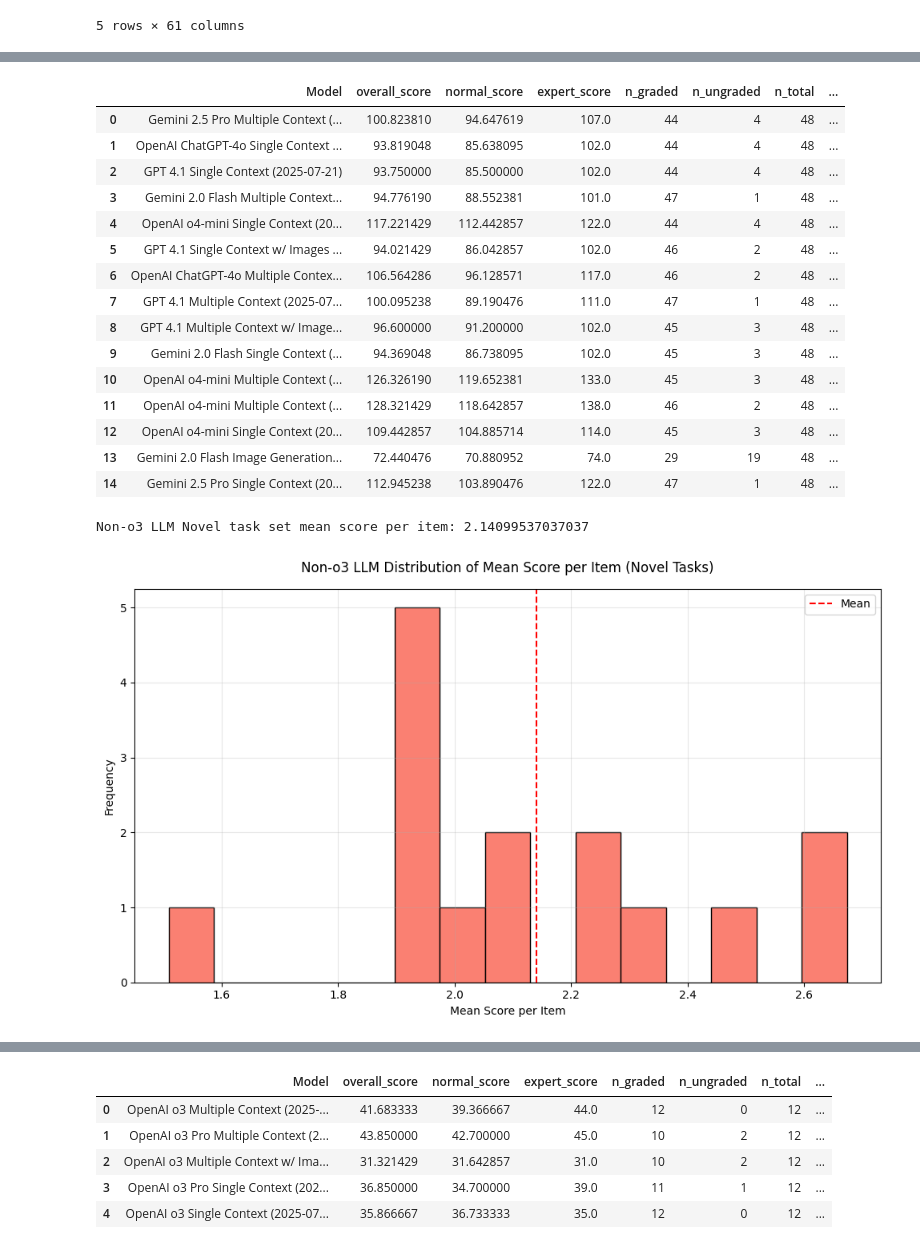
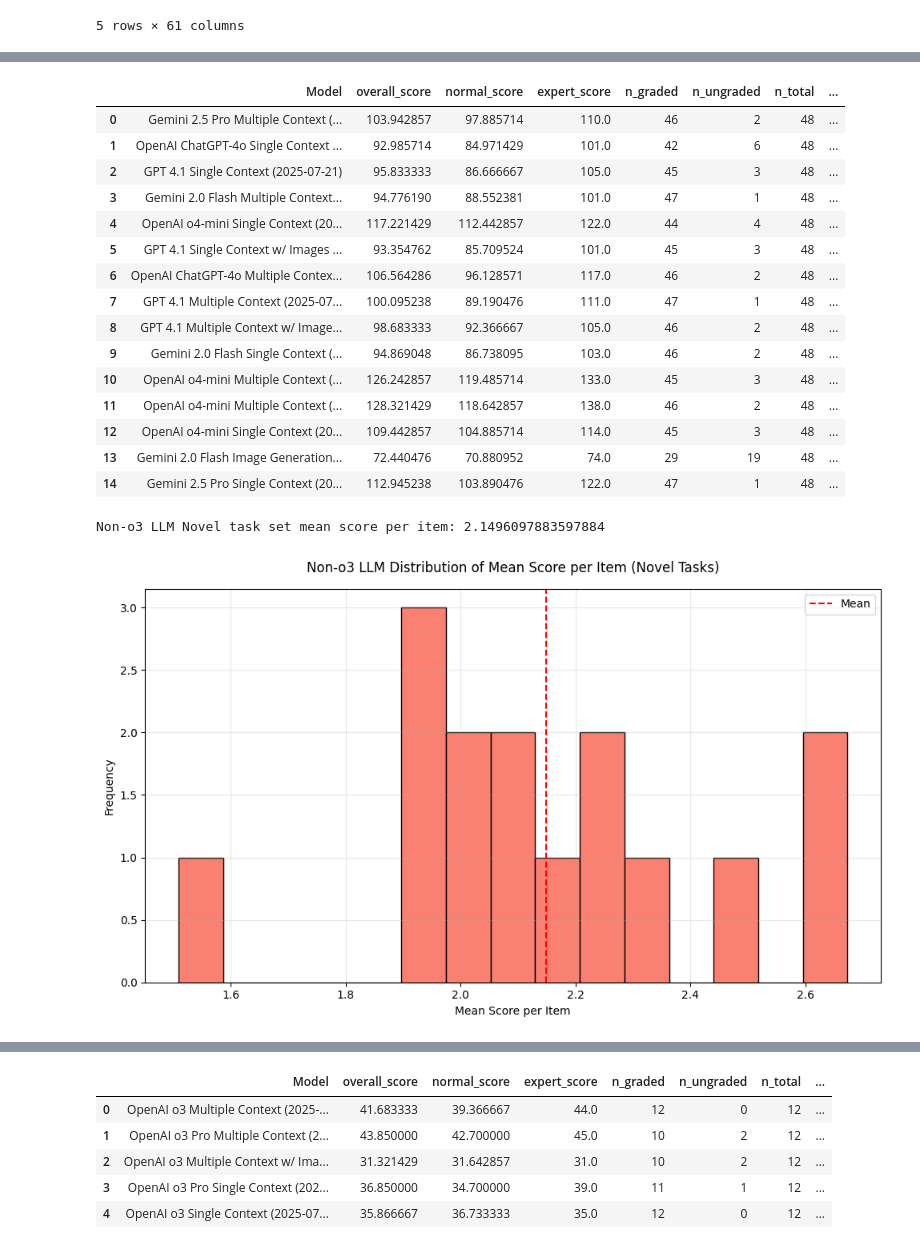
Before and after one commit to morgannmccarty/phantasia_data_analysis, a Jupyter notebook: data_analysis.ipynb, the cells around one changed output, grey strips where cells are left out. Cells and saved outputs as stored; diff of their text form; code cells hidden in the pictures.

Commit message:
Fixed some data issues and reran

```diff
--- a/data_analysis.ipynb
+++ b/data_analysis.ipynb
@@ -302,7 +302,7 @@ plt.show()
 # %% [markdown]
 # 2 ) Overall Mean Per Label and Per Block+QID
 # %%
-def values_wide_with_stats(df_tidy: pd.DataFrame, df_expert = None) -> pd.DataFrame:
+def values_wide_with_stats(df_tidy: pd.DataFrame, df_expert=None) -> pd.DataFrame:
     """
     group_by: 'label'
     """
@@ -328,7 +328,8 @@ def values_wide_with_stats(df_tidy: pd.DataFrame, df_expert = None) -> pd.DataFr
         expert_cols = [c.replace("value", "expert_value") for c in cols]
         for c, e in zip(cols, expert_cols):
             exp_df.rename({c: e}, axis=1, inplace=True)
-        exp_df.rename({"normal_mean_score": "expert_mean_score", "normal_sd_score": "expert_sd_score"}, axis=1, inplace=True)
+        exp_df.rename({"normal_mean_score": "expert_mean_score", "normal_sd_score": "expert_sd_score"}, axis=1,
+                      inplace=True)
         wide = pd.merge(wide, exp_df, on=["label", "block_num", "qid"])
         wide["average_mean_score"] = (wide["expert_mean_score"] + wide["normal_mean_score"]) / 2
     return wide
@@ -510,7 +511,7 @@ vviq_scores
 response_counts = {i: [len(vviq_scores[vviq_scores[f'VVIQ - {str(j).zfill(2)}'] == i])
                        for j in range(1, 17)] for i in range(1, 6)}
 
-x = np.arange(1, 17)
+vviq_vals = np.arange(1, 17)
 width = 0.15
 multiplier = 0
 
@@ -518,13 +519,13 @@ fig, ax = plt.subplots(figsize=(15, 7))
 
 for response, counts in response_counts.items():
     offset = width * multiplier
-    ax.bar(x + offset, counts, width, label=f'Score {response}', alpha=0.7)
+    ax.bar(vviq_vals + offset, counts, width, label=f'Score {response}', alpha=0.7)
     multiplier += 1
 
 ax.set_xlabel('VVIQ Question Number', fontsize=12)
 ax.set_ylabel('Count of Responses', fontsize=12)
 ax.set_title('Distribution of Responses for Each VVIQ Question', fontsize=14, pad=15)
-ax.set_xticks(x + width * 2)
+ax.set_xticks(vviq_vals + width * 2)
 ax.set_xticklabels(range(1, 17))
 ax.legend(loc='upper right')
 ax.grid(True, alpha=0.3, axis='y')
@@ -639,10 +640,11 @@ def build_lookup(df):
     new_df["_mc7"] = pd.to_numeric(df["value_7"], errors="coerce")
     new_df["_ec1"] = pd.to_numeric(df["expert_value_1"], errors="coerce")
     #new_df["_ec2"] = pd.to_numeric(df["expert_value_2"], errors="coerce")
-    return {(int(b), l): [float(m), float(e), float(a), float(mc1), float(mc2), float(mc3), float(mc4), float(mc5), float(mc6), float(mc7), float(ec1)]
+    return {(int(b), l): [float(m), float(e), float(a), float(mc1), float(mc2), float(mc3), float(mc4), float(mc5),
+                          float(mc6), float(mc7), float(ec1)]
             for b, l, m, e, a, mc1, mc2, mc3, mc4, mc5, mc6, mc7, ec1 in new_df.itertuples(index=False, name=None)}
 # %%
-def grade(responses_df, means_df, key_col, block_list = ALL_BLOCKS) -> (pd.DataFrame, pd.DataFrame, pd.DataFrame):
+def grade(responses_df, means_df, key_col, block_list=ALL_BLOCKS) -> (pd.DataFrame, pd.DataFrame, pd.DataFrame):
     usable_means = build_lookup(means_df)
     block_cols = sort_blocks(responses_df, block_list)
     result_list = []
@@ -699,8 +701,9 @@ def grade(responses_df, means_df, key_col, block_list = ALL_BLOCKS) -> (pd.DataF
                      #"expert_2": mean_with_components[11],
                      })
         if n_total != 0:
-            result_list.append({key_col: key_val, "overall_score": average_total, "normal_score": normal_total, "expert_score": expert_total, "n_graded": n_graded, "n_ungraded": n_ungraded,
-                            "n_total": n_total, "mean_score_per_item": average_total / n_total})
+            result_list.append({key_col: key_val, "overall_score": average_total, "normal_score": normal_total,
+                                "expert_score": expert_total, "n_graded": n_graded, "n_ungraded": n_ungraded,
+                                "n_total": n_total, "mean_score_per_item": average_total / n_total})
     return pd.DataFrame(result_list), pd.DataFrame(full_results), pd.DataFrame(ungraded_results)
 # %%
 h_graded_results, h_full_results, h_ungraded_results = grade(human_data, means_with_canon, "ResponseId")
@@ -1133,40 +1137,41 @@ Non-o3 LLM Finke task set mean score per item: 2.1276190476190475
 everyone_else_graded_results_novel
 # %% [output]
 |  | Model | overall_score | normal_score | expert_score | n_graded | n_ungraded | n_total | ... |
-| 0 | Gemini 2.5 Pro Multiple Context (... | 100.823810 | 94.647619 | 107.0 | 44 | 4 | 48 | ... |
-| 1 | OpenAI ChatGPT-4o Single Context ... | 93.819048 | 85.638095 | 102.0 | 44 | 4 | 48 | ... |
-| 2 | GPT 4.1 Single Context (2025-07-21) | 93.750000 | 85.500000 | 102.0 | 44 | 4 | 48 | ... |
+| 0 | Gemini 2.5 Pro Multiple Context (... | 103.942857 | 97.885714 | 110.0 | 46 | 2 | 48 | ... |
+| 1 | OpenAI ChatGPT-4o Single Context ... | 92.985714 | 84.971429 | 101.0 | 42 | 6 | 48 | ... |
+| 2 | GPT 4.1 Single Context (2025-07-21) | 95.833333 | 86.666667 | 105.0 | 45 | 3 | 48 | ... |
 | 3 | Gemini 2.0 Flash Multiple Context... | 94.776190 | 88.552381 | 101.0 | 47 | 1 | 48 | ... |
 | 4 | OpenAI o4-mini Single Context (20... | 117.221429 | 112.442857 | 122.0 | 44 | 4 | 48 | ... |
-| 5 | GPT 4.1 Single Context w/ Images ... | 94.021429 | 86.042857 | 102.0 | 46 | 2 | 48 | ... |
+| 5 | GPT 4.1 Single Context w/ Images ... | 93.354762 | 85.709524 | 101.0 | 45 | 3 | 48 | ... |
 | 6 | OpenAI ChatGPT-4o Multiple Contex... | 106.564286 | 96.128571 | 117.0 | 46 | 2 | 48 | ... |
 | 7 | GPT 4.1 Multiple Context (2025-07... | 100.095238 | 89.190476 | 111.0 | 47 | 1 | 48 | ... |
-| 8 | GPT 4.1 Multiple Context w/ Image... | 96.600000 | 91.200000 | 102.0 | 45 | 3 | 48 | ... |
-| 9 | Gemini 2.0 Flash Single Context (... | 94.369048 | 86.738095 | 102.0 | 45 | 3 | 48 | ... |
-| 10 | OpenAI o4-mini Multiple Context (... | 126.326190 | 119.652381 | 133.0 | 45 | 3 | 48 | ... |
+| 8 | GPT 4.1 Multiple Context w/ Image... | 98.683333 | 92.366667 | 105.0 | 46 | 2 | 48 | ... |
+| 9 | Gemini 2.0 Flash Single Context (... | 94.869048 | 86.738095 | 103.0 | 46 | 2 | 48 | ... |
+| 10 | OpenAI o4-mini Multiple Context (... | 126.242857 | 119.485714 | 133.0 | 45 | 3 | 48 | ... |
 | 11 | OpenAI o4-mini Multiple Context (... | 128.321429 | 118.642857 | 138.0 | 46 | 2 | 48 | ... |
 | 12 | OpenAI o4-mini Single Context (20... | 109.442857 | 104.885714 | 114.0 | 45 | 3 | 48 | ... |
 | 13 | Gemini 2.0 Flash Image Generation... | 72.440476 | 70.880952 | 74.0 | 29 | 19 | 48 | ... |
 | 14 | Gemini 2.5 Pro Single Context (20... | 112.945238 | 103.890476 | 122.0 | 47 | 1 | 48 | ... |
 # %%
-everyone_else_novel_mean = everyone_else_graded_results_novel["overall_score"].sum() / everyone_else_graded_results_novel["n_total"].sum()
+everyone_else_novel_mean = everyone_else_graded_results_novel["overall_score"].sum() / \
+                           everyone_else_graded_results_novel["n_total"].sum()
 print("Non-o3 LLM Novel task set mean score per item:", everyone_else_novel_mean)
 
 fig, ax = plt.subplots(figsize=(10, 6))
 ax.hist(everyone_else_graded_results_novel['mean_score_per_item'], bins=15,
         color='salmon', edgecolor='black')
 ax.axvline(everyone_else_novel_mean,
            color='red', linestyle='--', label='Mean')
 ax.set_title('Non-o3 LLM Distribution of Mean Score per Item (Novel Tasks)', pad=15, fontsize=12)
 ax.set_xlabel('Mean Score per Item', fontsize=10)
 ax.set_ylabel('Frequency', fontsize=10)
 ax.legend()
 ax.grid(True, alpha=0.3)
 plt.tight_layout()
 plt.show()
 # %% [output]
-Non-o3 LLM Novel task set mean score per item: 2.14099537037037
+Non-o3 LLM Novel task set mean score per item: 2.1496097883597884
-[figure, old version]
+[figure, new version]
 # %%
 everyone_else_graded_results
 # %% [output]
```
Also changed, not shown: parts of 40 cells of this notebook, 17 other files.
